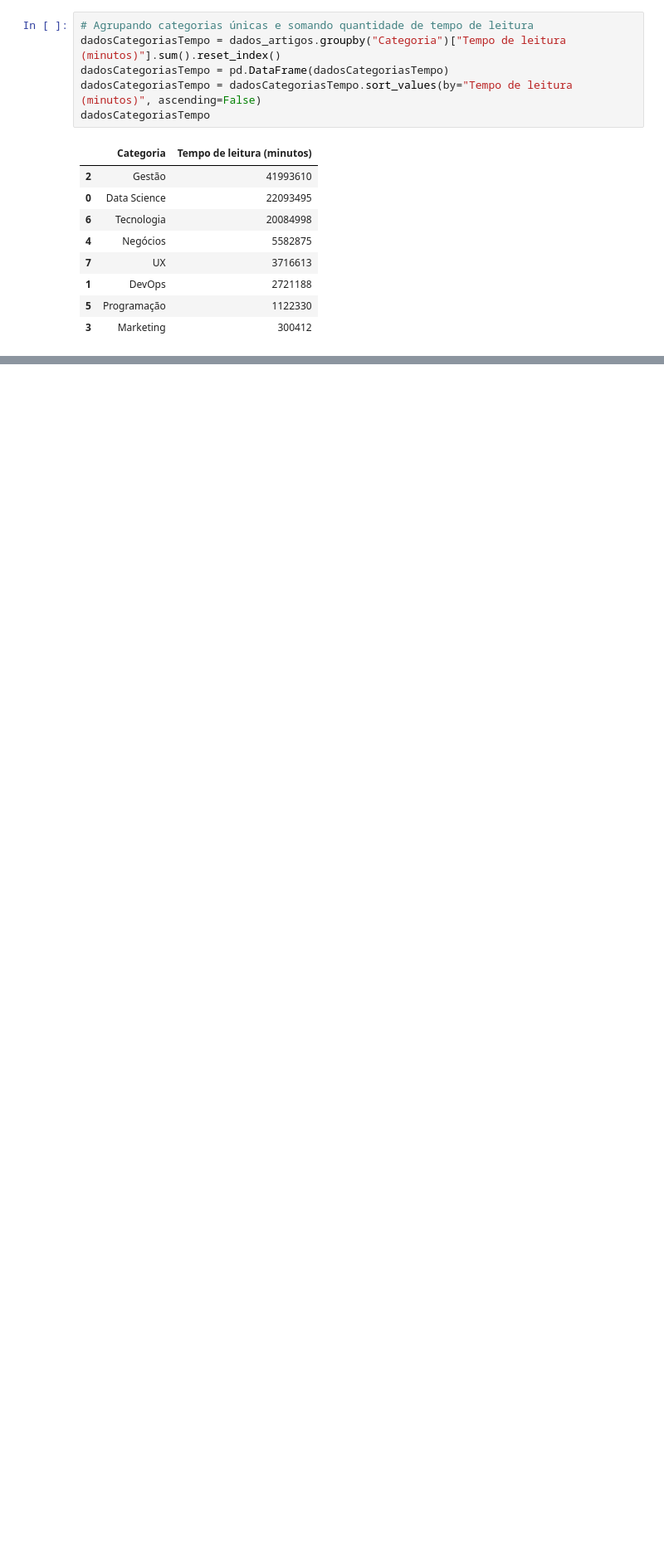
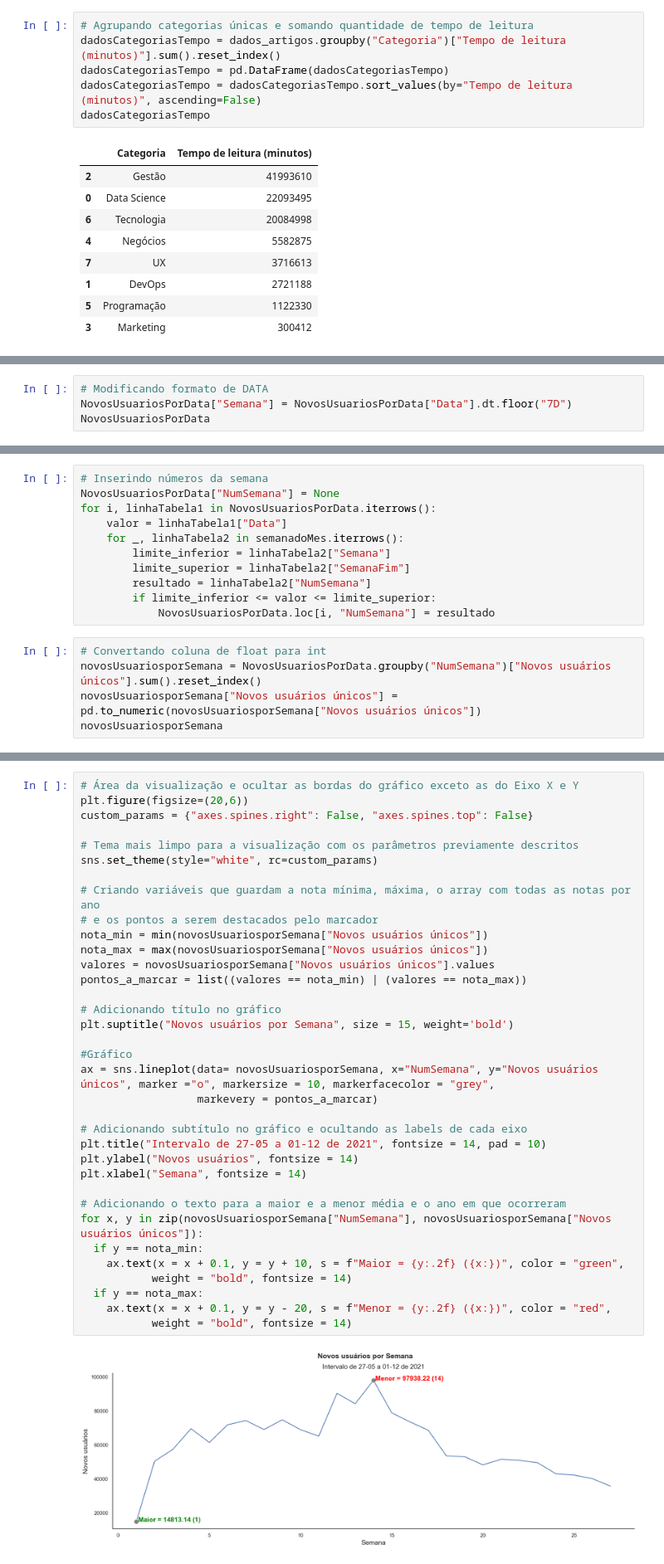
Before and after one commit to joseevilasio/ChallengeBI_Alura, a Jupyter notebook: analises_codfonte.ipynb, the cells around one changed output, grey strips where cells are left out. Shown at 83% size. Saved outputs shown, nothing was run; the diff lists cells and outputs as text; blank space fills up the shorter version.

```diff
--- a/analises_codfonte.ipynb
+++ b/analises_codfonte.ipynb
@@ -413,0 +409,4 @@ Name: Visitas Diretas, Length: 14104, dtype: float64
+# %%
+# Modificando formato de DATA
+NovosUsuariosPorData["Semana"] = NovosUsuariosPorData["Data"].dt.floor("7D")
+NovosUsuariosPorData
@@ -413,0 +453,16 @@ Name: Visitas Diretas, Length: 14104, dtype: float64
+# %%
+# Inserindo números da semana
+NovosUsuariosPorData["NumSemana"] = None
+for i, linhaTabela1 in NovosUsuariosPorData.iterrows():
+    valor = linhaTabela1["Data"]
+    for _, linhaTabela2 in semanadoMes.iterrows():
+        limite_inferior = linhaTabela2["Semana"]
+        limite_superior = linhaTabela2["SemanaFim"]
+        resultado = linhaTabela2["NumSemana"]
+        if limite_inferior <= valor <= limite_superior:
+            NovosUsuariosPorData.loc[i, "NumSemana"] = resultado
+# %%
+# Convertando coluna de float para int
+novosUsuariosporSemana = NovosUsuariosPorData.groupby("NumSemana")["Novos usuários únicos"].sum().reset_index()
+novosUsuariosporSemana["Novos usuários únicos"] = pd.to_numeric(novosUsuariosporSemana["Novos usuários únicos"])
+novosUsuariosporSemana
@@ -413,0 +487,37 @@ Name: Visitas Diretas, Length: 14104, dtype: float64
+# %%
+# Área da visualização e ocultar as bordas do gráfico exceto as do Eixo X e Y
+plt.figure(figsize=(20,6))
+custom_params = {"axes.spines.right": False, "axes.spines.top": False}
+
+# Tema mais limpo para a visualização com os parâmetros previamente descritos
+sns.set_theme(style="white", rc=custom_params)
+
+# Criando variáveis que guardam a nota mínima, máxima, o array com todas as notas por ano
+# e os pontos a serem destacados pelo marcador
+nota_min = min(novosUsuariosporSemana["Novos usuários únicos"])
+nota_max = max(novosUsuariosporSemana["Novos usuários únicos"])
+valores = novosUsuariosporSemana["Novos usuários únicos"].values
+pontos_a_marcar = list((valores == nota_min) | (valores == nota_max))
+
+# Adicionando título no gráfico
+plt.suptitle("Novos usuários por Semana", size = 15, weight='bold')
+
+#Gráfico
+ax = sns.lineplot(data= novosUsuariosporSemana, x="NumSemana", y="Novos usuários únicos", marker ="o", markersize = 10, markerfacecolor = "grey",
+                  markevery = pontos_a_marcar)
+
+# Adicionando subtítulo no gráfico e ocultando as labels de cada eixo
+plt.title("Intervalo de 27-05 a 01-12 de 2021", fontsize = 14, pad = 10)
+plt.ylabel("Novos usuários", fontsize = 14)
+plt.xlabel("Semana", fontsize = 14)
+
+# Adicionando o texto para a maior e a menor média e o ano em que ocorreram
+for x, y in zip(novosUsuariosporSemana["NumSemana"], novosUsuariosporSemana["Novos usuários únicos"]):
+  if y == nota_min:
+    ax.text(x = x + 0.1, y = y + 10, s = f"Maior = {y:.2f} ({x:})", color = "green",
+           weight = "bold", fontsize = 14)
+  if y == nota_max:
+    ax.text(x = x + 0.1, y = y - 20, s = f"Menor = {y:.2f} ({x:})", color = "red",
+           weight = "bold", fontsize = 14)
+# %% [output]
+[figure, added]
```
Also changed, not shown: parts of 16 cells of this notebook.
